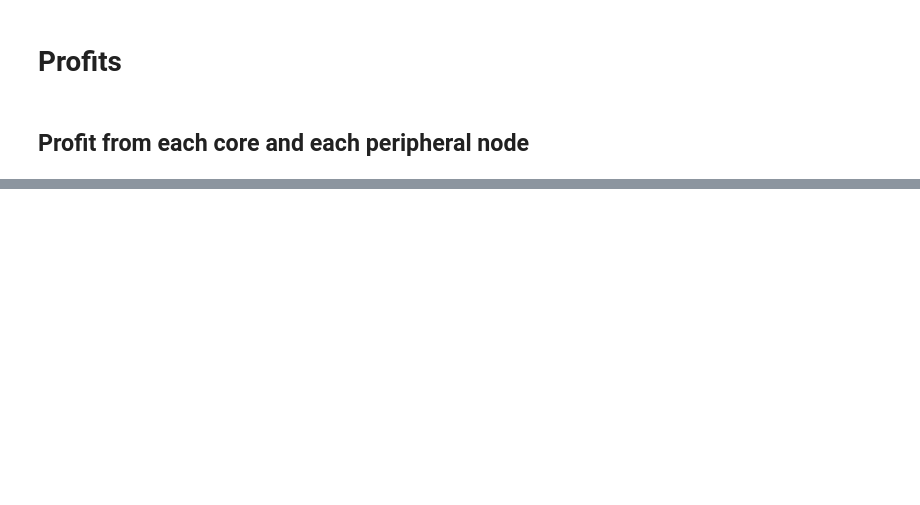
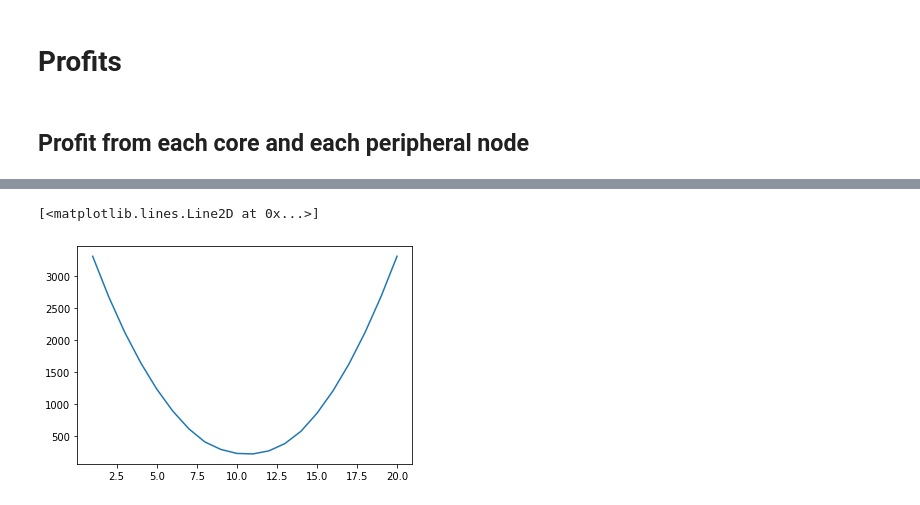
Before and after one commit to CalvinRoth/Core-periphery-information, a Jupyter notebook: experiments.ipynb, the cells around one changed output, grey strips where cells are left out. Saved outputs shown, nothing was run; the diff lists cells and outputs as text; code cells hidden in the pictures; blank space fills up the shorter version.

```diff
--- a/experiments.ipynb
+++ b/experiments.ipynb
@@ -178,0 +380,6 @@ guess_profit
+# %%
+a = 5
+c = 4
+rho = 0.9
+opt_profits = [optProfit(G, rho, a, c) for G in graphs]
+actual_prices = [price_vector(a, c, rho, G) for G in graphs]
@@ -178,0 +411,36 @@ guess_profit
+# %%
+n = len(graphs[0])
+vectors_min = np.zeros((n,1))
+vectors_max = np.zeros((n,1))
+for i in range(n):
+    mn = np.inf
+    mx = -np.inf
+    for j in range(len(graphs)):
+        if(actual_prices[j][i] < mn):
+            mn = actual_prices[j][i]
+        if(actual_prices[j][i] > mx):
+            mx = actual_prices[j][i]
+    vectors_max[i] = mx
+    vectors_min[i] = mn
+# %%
+n = 8
+space = np.linspace(vectors_min, vectors_max, 20)
+#np.random.shuffle(space)
+mn = np.inf
+best_v = None
+data = []
+x = []
+i = 0
+for v in space:
+    print(i)
+    i += 1
+    ave_gap = worst_gap(graphs, opt_profits,v)
+    if(ave_gap < 0):
+        ## THis should never happen
+        continue
+    data.append(ave_gap)
+    x.append(len(x)+1)
+    if(ave_gap <= mn):
+        mn = ave_gap
+        best_v = v.copy()
+print(mn)
@@ -178,0 +465,5 @@ guess_profit
+# %%
+plt.plot(x, data)
+# %% [output]
+[<matplotlib.lines.Line2D at 0x...>]
+[figure, added]
```
Also changed, not shown: parts of 25 cells of this notebook, 1 other file.
